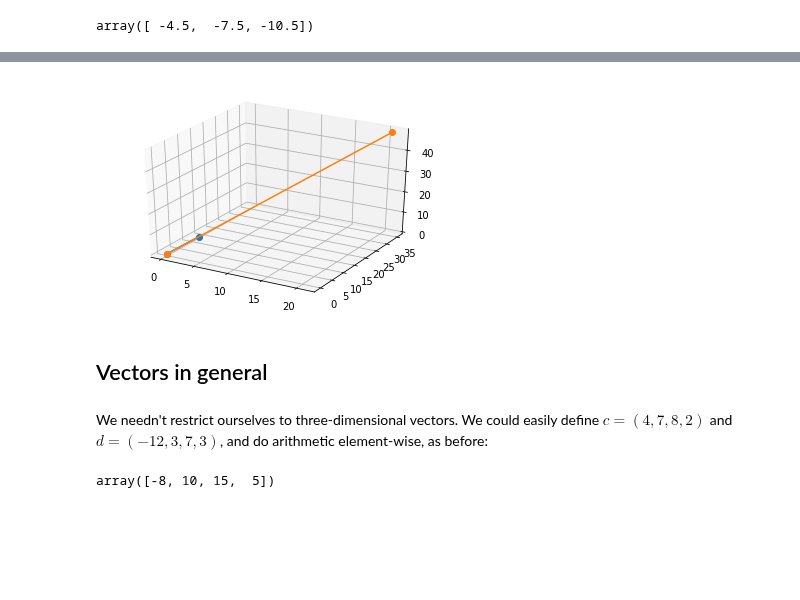
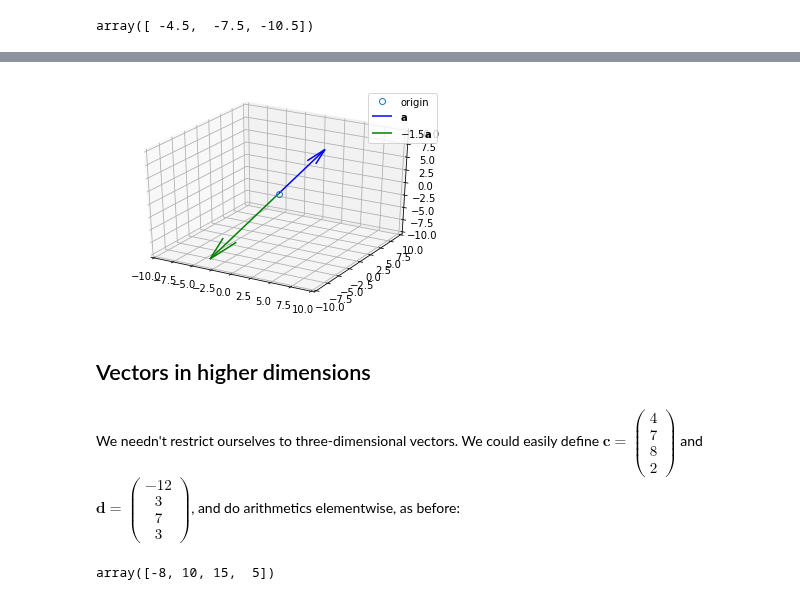
Before and after one commit to thalesians/tsa, a Jupyter notebook: src/jupyter/python/foundations/linear-algebra.ipynb, the cells around one changed output, grey strips where cells are left out. Cells and saved outputs as stored; diff of their text form; code cells hidden in the pictures; blank space fills up the shorter version.

```diff
--- a/src/jupyter/python/foundations/linear-algebra.ipynb
+++ b/src/jupyter/python/foundations/linear-algebra.ipynb
@@ -269,3 +277,0 @@ It also knows the correct definition of multiplication of vectors by scalars:
-# %%
-alpha = 1.5
-alpha * u
@@ -398,15 +415,20 @@ ax.legend();
 # %%
 from mpl_toolkits.mplot3d import Axes3D
 fig = plt.figure()
 ax = fig.add_subplot(111, projection='3d')
-ax.plot([0, a[0]], [0, a[1]], [0, a[2]], 'o-')
-ax.plot([0, 7 * a[0]], [0, 7 * a[1]], [0, 7 * a[2]], 'o-');
+ax.set_xlim((-10, 10))
+ax.set_ylim((-10, 10))
+ax.set_zlim((-10, 10))
+ax.quiver(0, 0, 0, a[0], a[1], a[2], color='blue', label='$\mathbf{a}$')
+ax.quiver(0, 0, 0, -alpha * a[0], -alpha * a[1], -alpha * a[2], color='green', label='$-1.5 \mathbf{a}$')
+ax.plot([0], [0], [0], 'o', markerfacecolor='none', label='origin')
+ax.legend();
 # %% [output]
-[figure, old version]
+[figure, new version]
 # %% [markdown]
-## Vectors in general
+## Vectors in higher dimensions
 # %% [markdown]
-We needn't restrict ourselves to three-dimensional vectors. We could easily define $c = (4, 7, 8, 2)$ and $d = (-12, 3, 7, 3)$, and do arithmetic element-wise, as before:
+We needn't restrict ourselves to three-dimensional vectors. We could easily define $\mathbf{c} = \begin{pmatrix} 4 \\ 7 \\ 8 \\ 2 \end{pmatrix}$ and $\mathbf{d} = \begin{pmatrix} -12 \\ 3 \\ 7 \\ 3 \end{pmatrix}$, and do arithmetics elementwise, as before:
 # %%
 c = np.array((4, 7, 8, 2))
 d = np.array((-12, 3, 7, 3))
```
Also changed, not shown: parts of 108 cells of this notebook.
